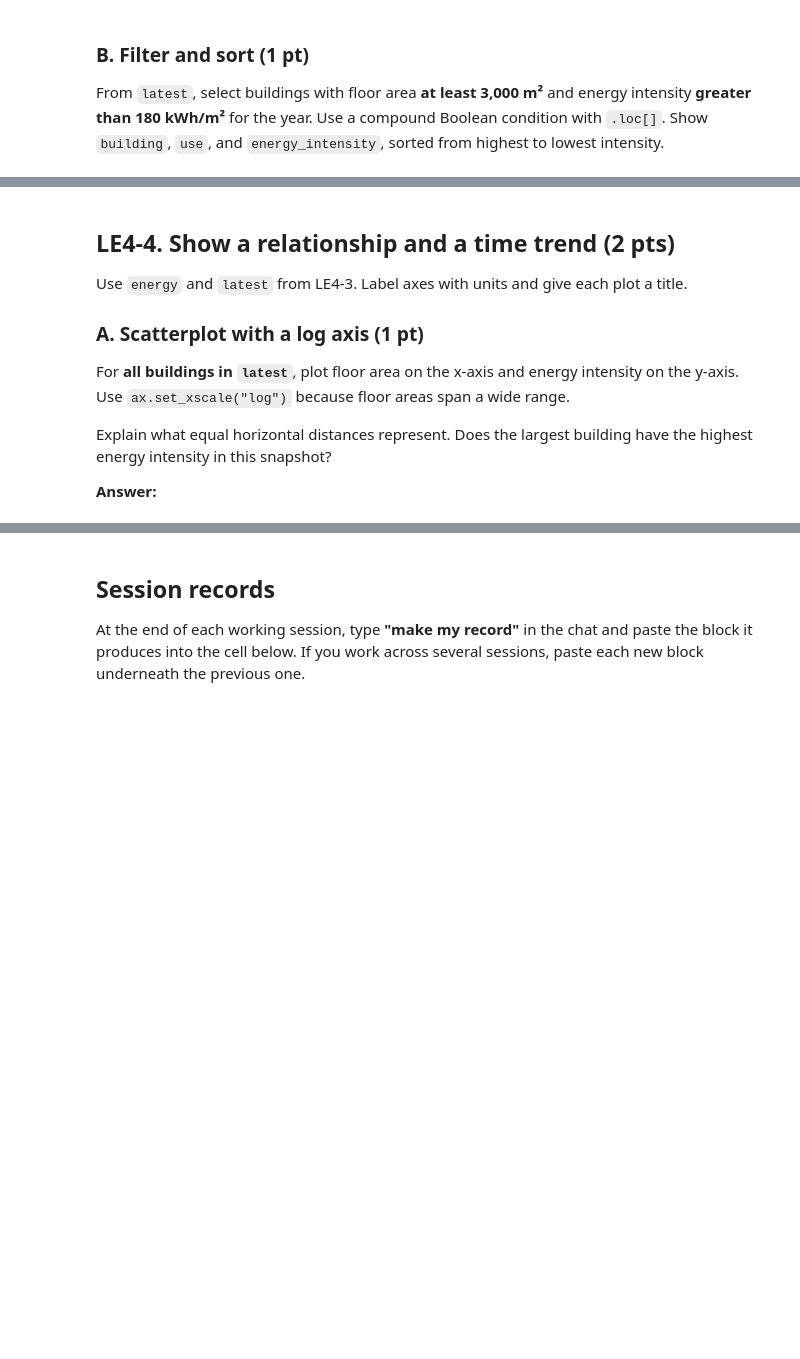
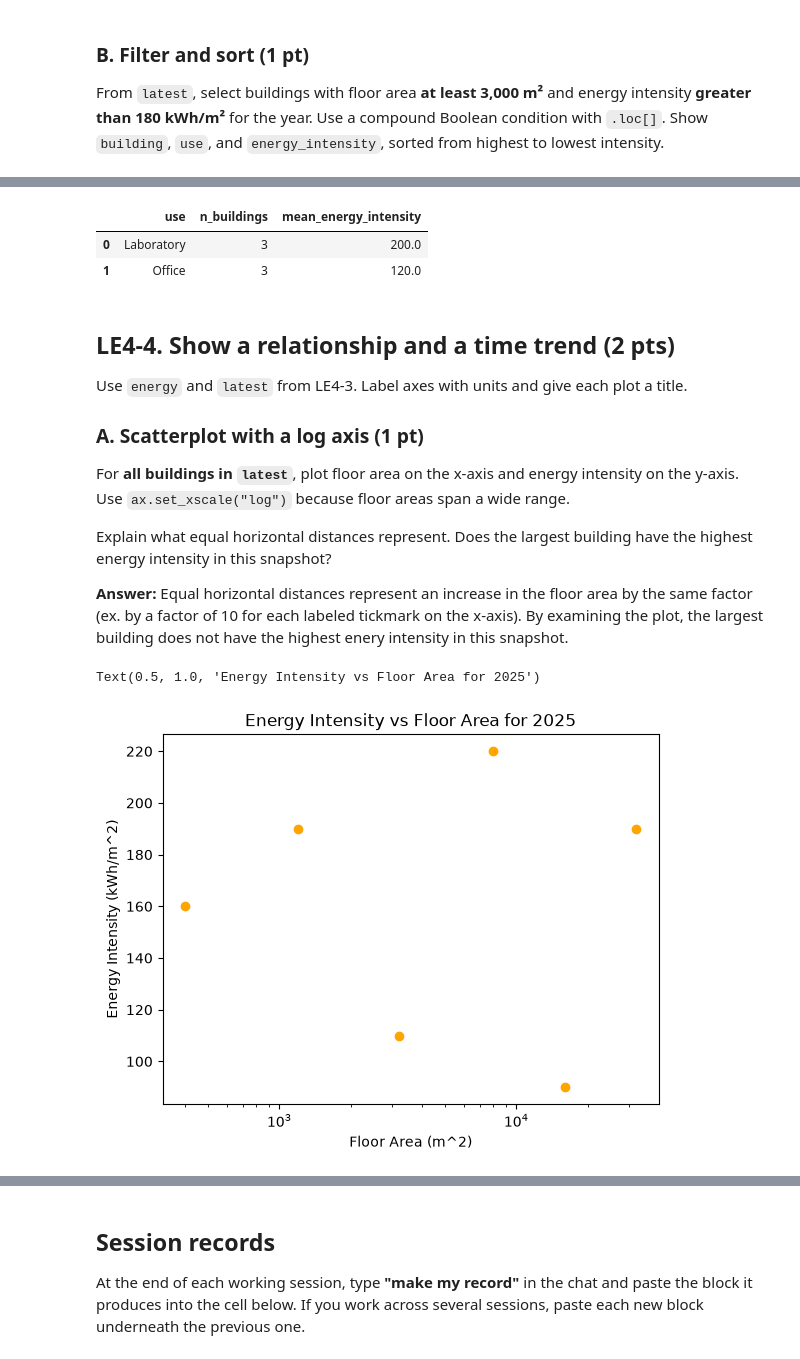
Before and after one commit to BradyJulian/Julian-Brady-ENGR-1451-Fork, a Jupyter notebook: 1-assignments/LE04/jub177LE04.ipynb, the cells around one changed output, grey strips where cells are left out. Drawn from its saved outputs; the diff is of its cells as text; code cells hidden in the pictures; blank space fills up the shorter version.

```diff
--- a/1-assignments/LE04/jub177LE04.ipynb
+++ b/1-assignments/LE04/jub177LE04.ipynb
@@ -237,3 +237,8 @@ energy_settings = {
 }
 
 # Your derived column, latest-year selection, and display here
+energy_intensity = buildings["electricity_kWh"] / buildings["floor_area_m2"]
+energy = buildings.assign(energy_intensity=energy_intensity)
+latest_year = buildings["year"].max()
+latest = energy.loc[energy["year"]==latest_year]
+latest[["building", "use", "floor_area_m2", "energy_intensity"]] #displaying data
@@ -258,5 +278,12 @@ or to each square meter of floor area?
 # %%
 # Your grouped summary here
+latest.groupby("use")["energy_intensity"].agg(
+    n_buildings=("count"),
+    mean_energy_intensity=("mean")).reset_index()
+# %% [output]
+|  | use | n_buildings | mean_energy_intensity |
+| 0 | Laboratory | 3 | 200.0 |
+| 1 | Office | 3 | 120.0 |
 # %% [markdown]
 ## LE4-4. Show a relationship and a time trend (2 pts)
 
@@ -270,9 +297,19 @@ on the y-axis. Use `ax.set_xscale("log")` because floor areas span a wide range.
 Explain what equal horizontal distances represent. Does the largest building have the
 highest energy intensity in this snapshot?
 
-**Answer:**
+**Answer:** Equal horizontal distances represent an increase in the floor area by the same factor (ex. by a factor of 10 for each labeled tickmark on the x-axis).
+By examining the plot, the largest building does not have the highest enery intensity in this snapshot.
 # %%
 # Your scatterplot here
+fig, ax = plt.subplots()
+ax.scatter(latest["floor_area_m2"],latest["energy_intensity"],color = "orange")
+ax.set_xscale("log")
+ax.set_ylabel("Energy Intensity (kWh/m^2)")
+ax.set_xlabel("Floor Area (m^2)")
+ax.set_title("Energy Intensity vs Floor Area for " + str(latest_year)) #Automatically adding the latest year to the label (good coding practice)
+# %% [output]
+Text(0.5, 1.0, 'Energy Intensity vs Floor Area for 2025')
+[figure, added]
 # %% [markdown]
 ### B. Follow one building over time (1 pt)
 
```
Also changed, not shown: parts of 6 cells of this notebook.
